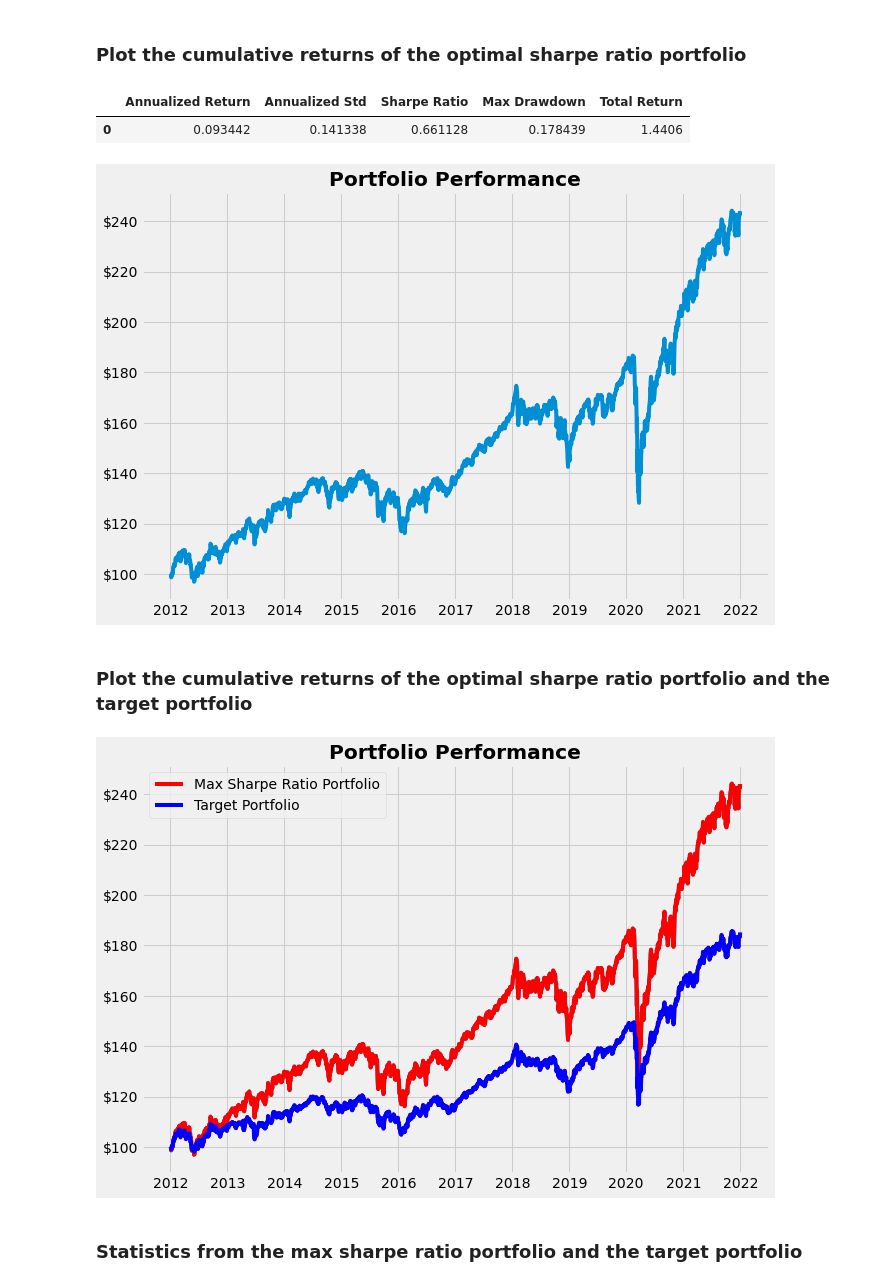
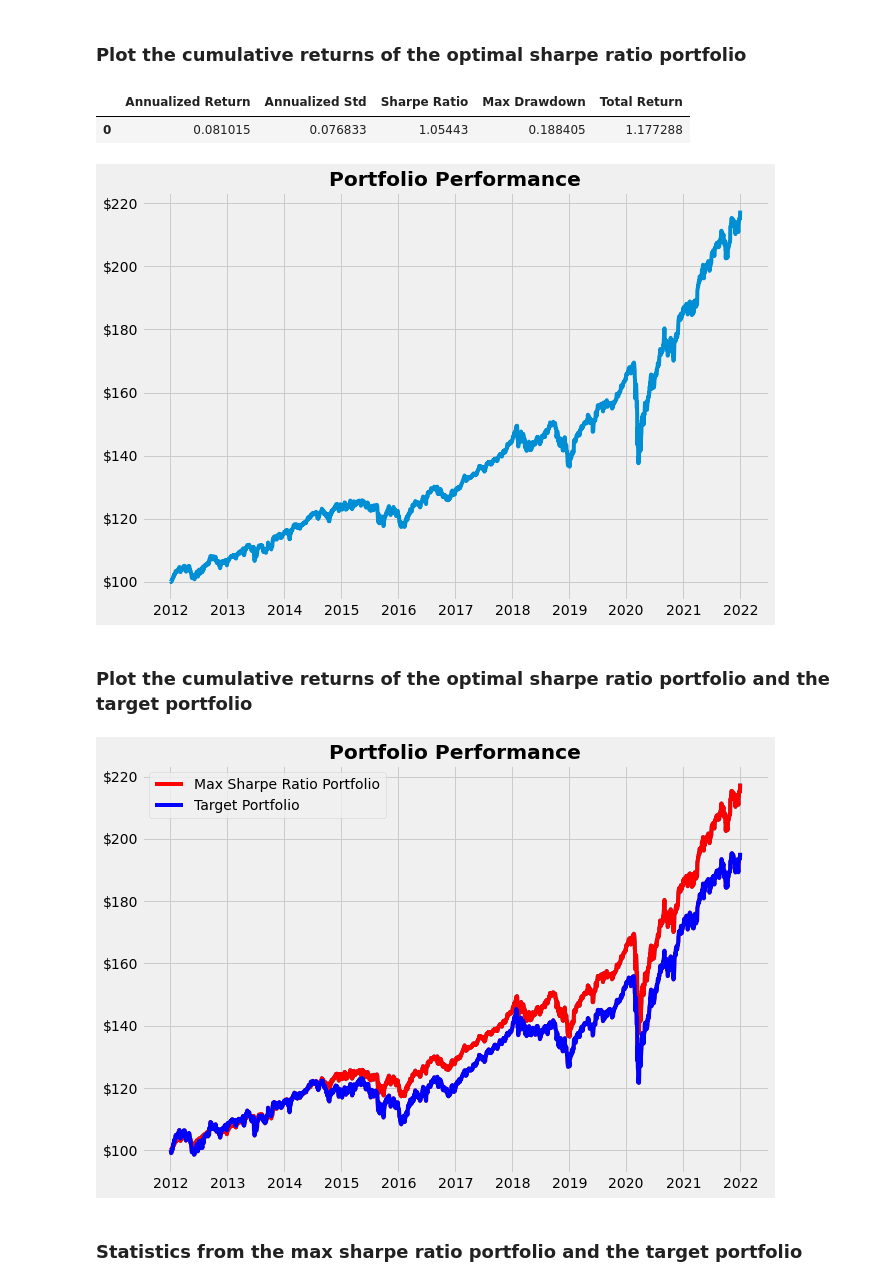
Before and after one commit to acremins1/Asset-Management-HW-1, a Jupyter notebook: Asset Management HW 3 new.ipynb, the cells around one changed output. Cells and saved outputs as stored; diff of their text form; code cells hidden in the pictures.

```diff
--- a/Asset Management HW 3 new.ipynb
+++ b/Asset Management HW 3 new.ipynb
@@ -153,7 +146,7 @@ def portfolio_analysis(data):
     #Find the Sharpe Ratio from the annualized return and standard deviation
     sharpe_ratio = annualized_return/annualized_sd
     #Get the max drawdown
-    max_drawdown = ((np.maximum.accumulate(subset_df['PRC']) - subset_df['PRC'])/np.maximum.accumulate(subset_df['PRC'])).max()
+    max_drawdown = ((np.maximum.accumulate(total_values) - total_values)/np.maximum.accumulate(total_values)).max()
     #Add results to dataframe
     result_df = result_df.append({'Annualized Return': annualized_return, 'Annualized Std': annualized_sd, 'Sharpe Ratio': sharpe_ratio, 'Max Drawdown': max_drawdown, 'Total Return':total_return}, ignore_index=True)
 
@@ -202,7 +195,9 @@ def create_portfolio(data,tickers,target_weights,min_date,max_date,initial_inves
 # %% [markdown]
 ### Get the returns of our target weights
 # %%
-target_weights = [0.3, 0.25, 0.2, 0.15, 0.1]
+# same order as the tickers are organized:
+#   0: XVUS, 1: SPY, 2: AGG, 3: GLD, 4: BWX
+target_weights = [0.25, 0.3, 0.2, 0.1, 0.15]
 tickers = etfs['TICKER'].unique()
 target = create_portfolio(etfs,tickers,target_weights,'1/3/2012','12/31/2021',100)[0]
 target
@@ -234,6 +229,7 @@ etf_prices.index = etfs.loc[etfs['TICKER']==tickers[i], 'date'].values
 ### Function to find the sharpe ratio
 # %%
 def get_sharpe_ratio(data, weights):
+    data = data.copy()
     #Get list of prices on last day of etfs
     final_prices = []
     for i in range(len(tickers)):
@@ -245,12 +241,12 @@ def get_sharpe_ratio(data, weights):
     total_return = np.dot(weights,cum_returns)
     annualized_return = (1+total_return)**(252/(len(etfs)/len(tickers)))-1
     for i in range(len(weights)):
-        etf_returns[tickers[i]] = etf_returns[tickers[i]]*weights[i]
+        data[tickers[i]] = data[tickers[i]]*weights[i]
     #Get portfolio return by adding together weighted returns
-    etf_returns['portfolio_return'] = etf_returns.sum(axis=1)
+    data['portfolio_return'] = data.sum(axis=1)
 
     #Get annualized standard deviation
-    annualized_sd = etf_returns['portfolio_return'].std()*252**0.5
+    annualized_sd = data['portfolio_return'].std()*252**0.5
     #Find the Sharpe Ratio from the annualized return and standard deviation
     sharpe_ratio = annualized_return/annualized_sd
     return weights,sharpe_ratio
@@ -289,33 +285,33 @@ Sharpe Ratio:            0.9334588991132514
 # %% [markdown]
 ### Plot the cumulative returns of the optimal sharpe ratio portfolio
 # %%
-weights_new =  [0.4358855,  0.44735937, 0.01992597, 0.02021136, 0.0766178 ]
+weights_new =  [0.00250911, 0.42487929, 0.42157962, 0.06815001, 0.08288196]
 
 # can use the weights from the above code (top_sr['weights']) or use the weights from a previous run (weights_new)
 optimal = create_portfolio(etfs,tickers,top_sr['weights'],'1/3/2012','12/31/2021',100)[0]
 optimal
 # %% [output]
 |  | Annualized Return | Annualized Std | Sharpe Ratio | Max Drawdown | Total Return |
-| 0 | 0.093442 | 0.141338 | 0.661128 | 0.178439 | 1.4406 |
+| 0 | 0.081015 | 0.076833 | 1.05443 | 0.188405 | 1.177288 |
-[figure, old version]
+[figure, new version]
 # %% [markdown]
 ### Plot the cumulative returns of the optimal sharpe ratio portfolio and the target portfolio
 # %%
-port1 = create_portfolio(etfs,tickers,weights_new,'1/3/2012','12/31/2021',100)[2]
+port1 = create_portfolio(etfs,tickers,top_sr['weights'],'1/3/2012','12/31/2021',100)[2]
 port2 = create_portfolio(etfs,tickers,target_weights,'1/3/2012','12/31/2021',100)[2]
 
 # sort the data by date
 port1 = port1.sort_values(by='date')
 port2 = port2.sort_values(by='date')
 
 plt.plot(port1['date'],port1['total_val'],label='Max Sharpe Ratio Portfolio', color='red')
 plt.plot(port2['date'],port2['total_val'],label='Target Portfolio', color='blue')
 plt.legend()
 plt.gca().yaxis.set_major_formatter(mpl.ticker.StrMethodFormatter('${x:,.0f}'))
 plt.title('Portfolio Performance')
 plt.show()
 # %% [output]
-[figure, old version]
+[figure, new version]
 # %% [markdown]
 ### Statistics from the max sharpe ratio portfolio and the target portfolio
 # %%
```
Also changed, not shown: parts of 7 cells of this notebook.
